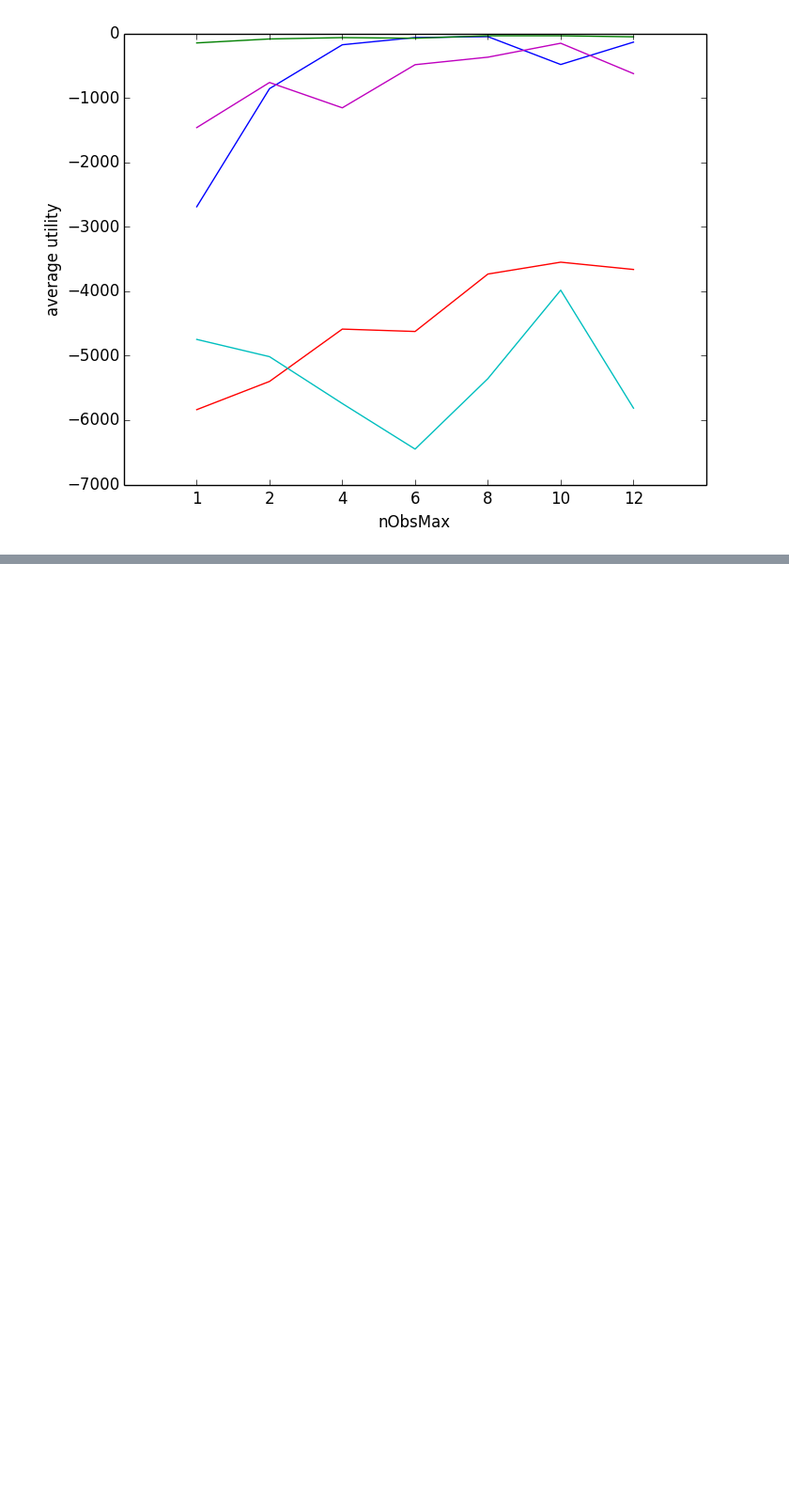
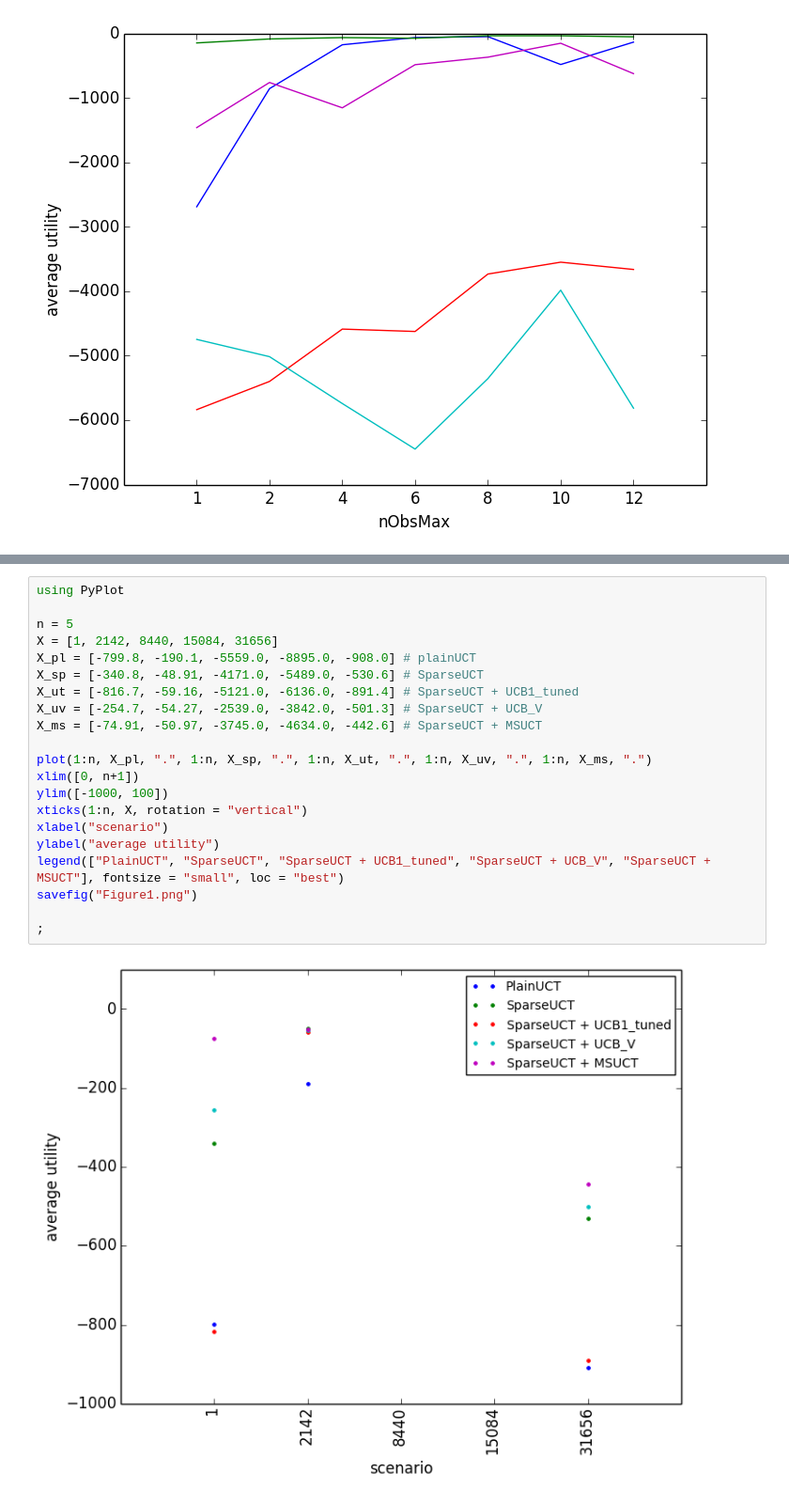
Before and after one commit to neosado/SAPR, a Jupyter notebook: UTMScenario.ipynb, the cells around one changed output, grey strips where cells are left out. Shown at 94% size. Saved outputs shown, nothing was run; the diff lists cells and outputs as text; blank space fills up the shorter version.

```diff
--- a/UTMScenario.ipynb
+++ b/UTMScenario.ipynb
@@ -517,0 +540,23 @@ scenario: 31656, [-1462.0,-762.1,-1155.0,-485.9,-369.3,-153.1,-624.5]
+# %%
+using PyPlot
+
+n = 5
+X = [1, 2142, 8440, 15084, 31656]
+X_pl = [-799.8, -190.1, -5559.0, -8895.0, -908.0] # plainUCT
+X_sp = [-340.8, -48.91, -4171.0, -5489.0, -530.6] # SparseUCT
+X_ut = [-816.7, -59.16, -5121.0, -6136.0, -891.4] # SparseUCT + UCB1_tuned
+X_uv = [-254.7, -54.27, -2539.0, -3842.0, -501.3] # SparseUCT + UCB_V
+X_ms = [-74.91, -50.97, -3745.0, -4634.0, -442.6] # SparseUCT + MSUCT
+
+plot(1:n, X_pl, ".", 1:n, X_sp, ".", 1:n, X_ut, ".", 1:n, X_uv, ".", 1:n, X_ms, ".")
+xlim([0, n+1])
+ylim([-1000, 100])
+xticks(1:n, X, rotation = "vertical")
+xlabel("scenario")
+ylabel("average utility")
+legend(["PlainUCT", "SparseUCT", "SparseUCT + UCB1_tuned", "SparseUCT + UCB_V", "SparseUCT + MSUCT"], fontsize = "small", loc = "best")
+savefig("Figure1.png")
+
+;
+# %% [output]
+[figure, added]
```
Also changed, not shown: parts of 7 cells of this notebook, 10 other files.
